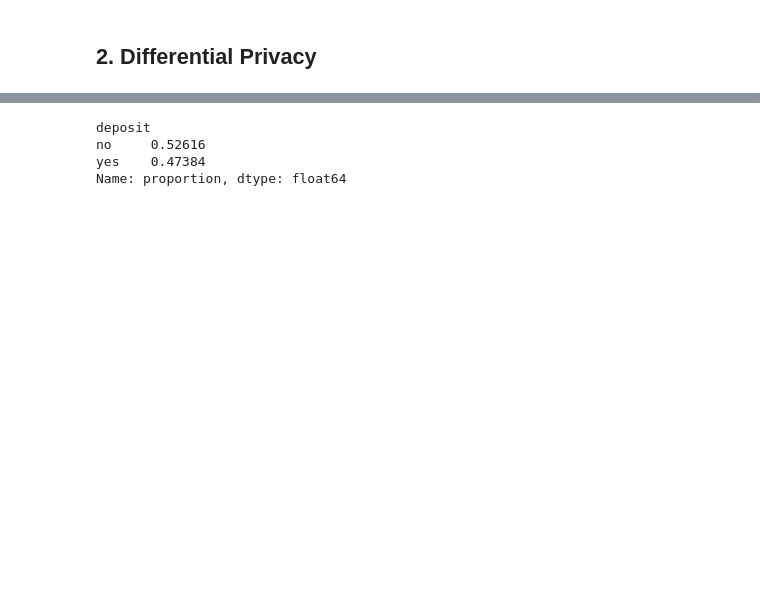
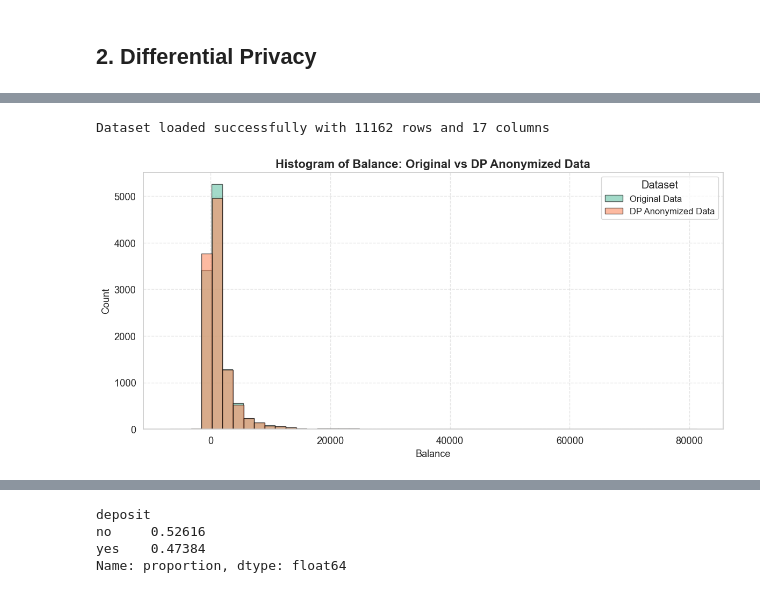
Before and after one commit to Naren221/data-privacy-methods-eval, a Jupyter notebook: main.ipynb, the cells around one changed output, grey strips where cells are left out. Drawn from its saved outputs; the diff is of its cells as text; code cells hidden in the pictures; blank space fills up the shorter version.

```diff
--- a/main.ipynb
+++ b/main.ipynb
@@ -439,3 +470,50 @@ Dataset loaded successfully with 11162 rows and 17 columns
+# %%
+import pandas as pd
+import matplotlib.pyplot as plt
+import seaborn as sns
+
+# Load datasets
+original_data = load_data("./data/bank.csv")
+dp_data = dp_anonymized.copy()
+
+# Set Seaborn style and color palette
+sns.set(style="whitegrid", context="notebook", font_scale=1.2)
+palette = sns.color_palette("Set2")
+
+# Initialize the plot
+plt.figure(figsize=(12, 6))
+
+# Plot histograms
+plt.hist(
+    original_data['balance'],
+    bins=50,
+    alpha=0.6,
+    label='Original Data',
+    color=palette[0],
+    edgecolor='black'
+)
+plt.hist(
+    dp_data['balance'],
+    bins=50,
+    alpha=0.6,
+    label='DP Anonymized Data',
+    color=palette[1],
+    edgecolor='black'
+)
+
+# Add titles and labels
+plt.title('Histogram of Balance: Original vs DP Anonymized Data', fontsize=16, weight='bold')
+plt.xlabel('Balance', fontsize=13)
+plt.ylabel('Count', fontsize=13)
+plt.legend(title='Dataset', fontsize=12)
+plt.grid(True, linestyle='--', alpha=0.5)
+plt.tight_layout()
+
+# Show plot
+plt.show()
+# %% [output]
+Dataset loaded successfully with 11162 rows and 17 columns
+[figure, added]
 # %%
 # Load the dataset
 df = load_data("./data/bank.csv")
```
Also changed, not shown: parts of 17 cells of this notebook, 4 other files.
